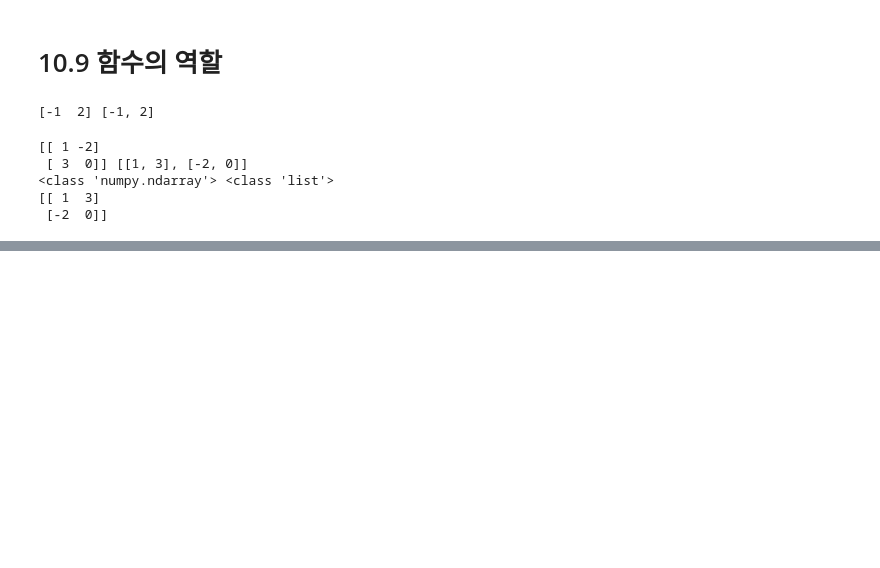
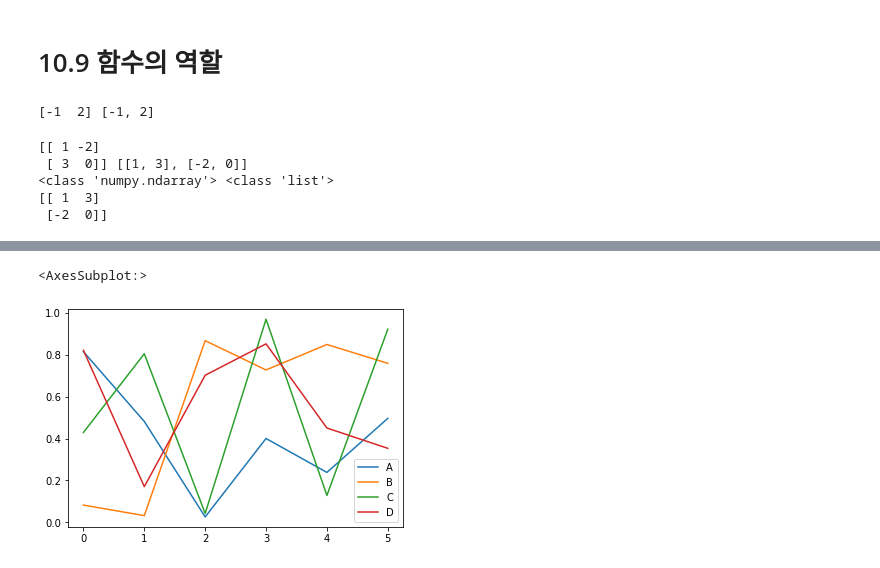
Before and after one commit to hyunyee/sba_modu, a Jupyter notebook: aiffel_code#9~#12.ipynb, the cells around one changed output, grey strips where cells are left out. Cells and saved outputs as stored; diff of their text form; code cells hidden in the pictures; blank space fills up the shorter version.

```diff
--- a/aiffel_code#9~#12.ipynb
+++ b/aiffel_code#9~#12.ipynb
@@ -118,0 +250,6 @@ print(np.array(A1))
+# %%
+df = pd.DataFrame(np.random.rand(6,4), columns=pd.Index(['A','B','C','D']))  # 6개의 행과 4개의 컬럼으로 된 데이터프레임을 만들어라
+df.plot(kind='line')
+# %% [output]
+<AxesSubplot:>
+[figure, added]
```
Also changed, not shown: parts of 23 cells of this notebook, 2 other files.
